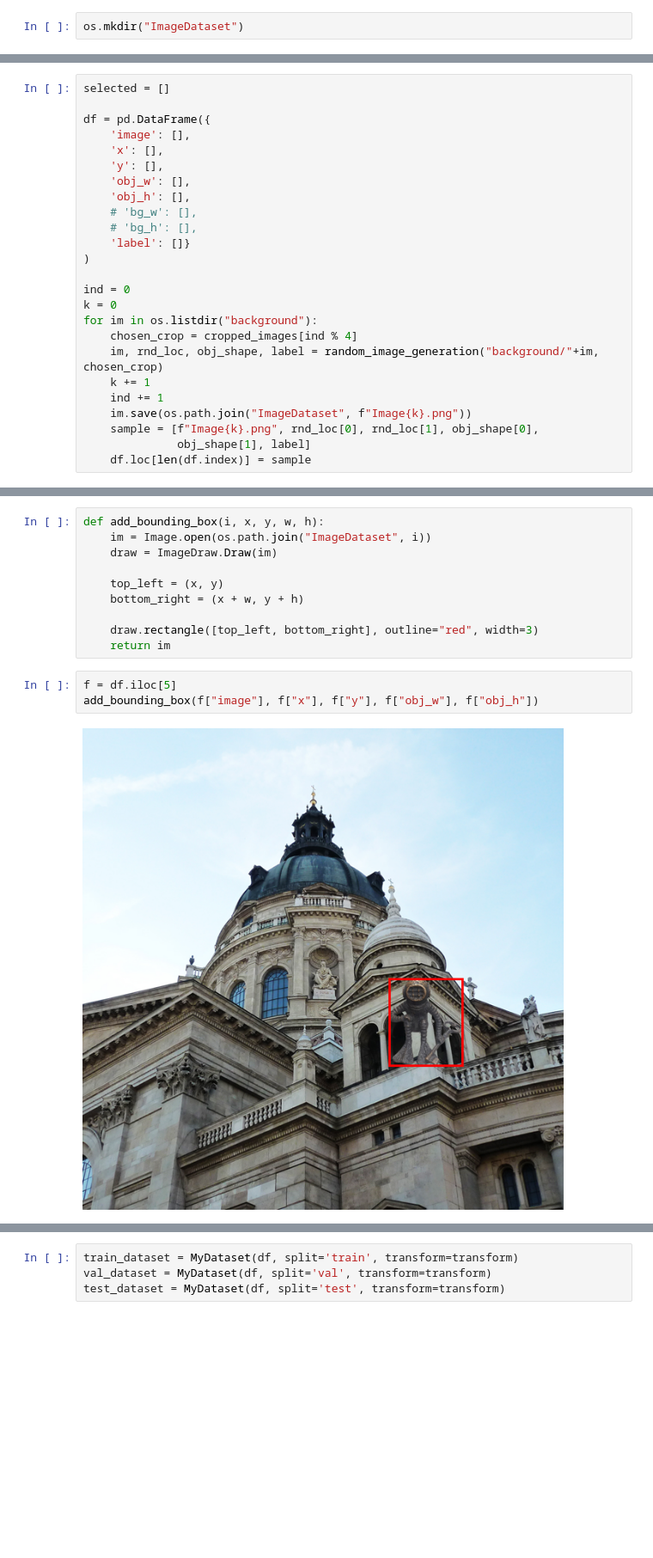
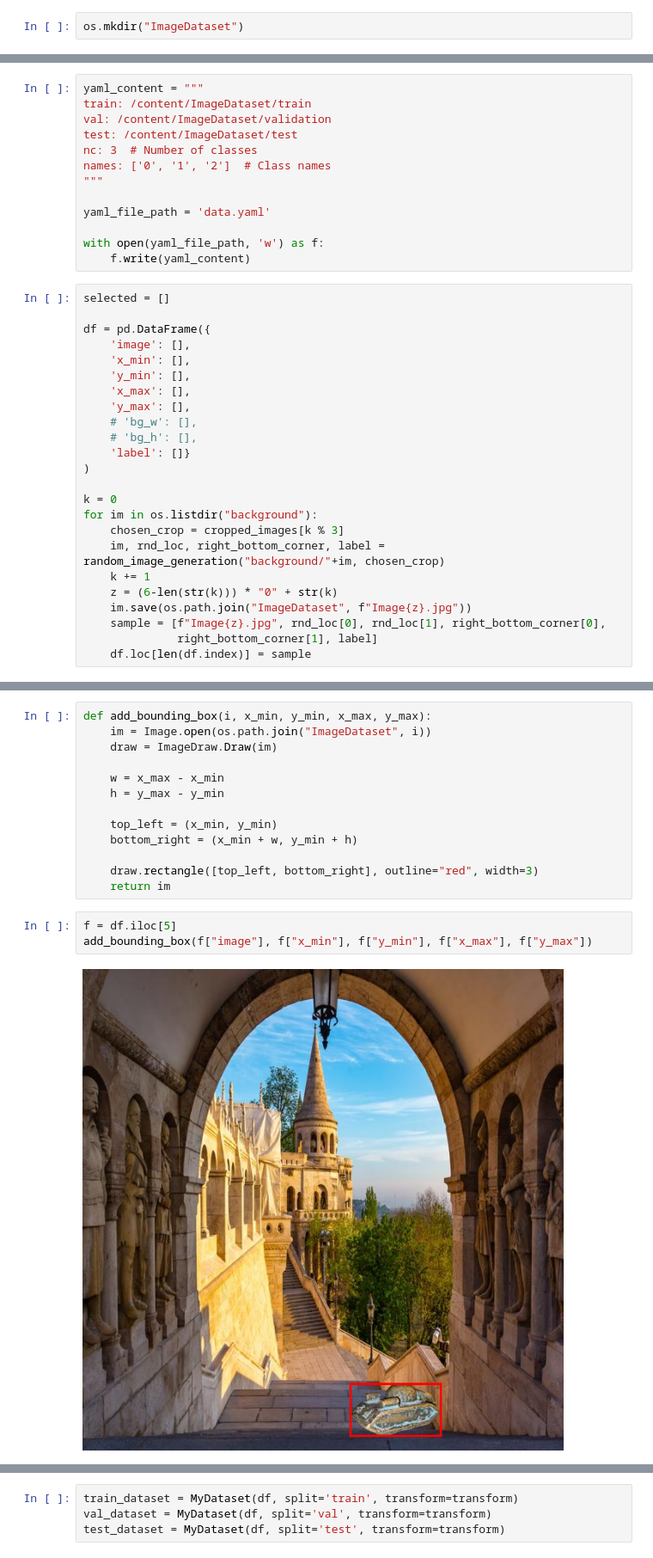
Before and after one commit to BahruzHuseynov/Portfolio, a Jupyter notebook: 1_DND_Assignment_1_23_24_2.ipynb, the cells around one changed output, grey strips where cells are left out. Shown at 86% size. Cells and saved outputs as stored; diff of their text form; blank space fills up the shorter version.

```diff
--- a/1_DND_Assignment_1_23_24_2.ipynb
+++ b/1_DND_Assignment_1_23_24_2.ipynb
@@ -243,26 +286,38 @@ os.mkdir("ImageDataset")
+# %%
+yaml_content = """
+train: /content/ImageDataset/train
+val: /content/ImageDataset/validation
+test: /content/ImageDataset/test
+nc: 3  # Number of classes
+names: ['0', '1', '2']  # Class names
+"""
+
+yaml_file_path = 'data.yaml'
+
+with open(yaml_file_path, 'w') as f:
+    f.write(yaml_content)
 # %%
 selected = []
 
 df = pd.DataFrame({
     'image': [],
-    'x': [],
-    'y': [],
-    'obj_w': [],
-    'obj_h': [],
+    'x_min': [],
+    'y_min': [],
+    'x_max': [],
+    'y_max': [],
     # 'bg_w': [],
     # 'bg_h': [],
     'label': []}
 )
 
-ind = 0
 k = 0
 for im in os.listdir("background"):
-    chosen_crop = cropped_images[ind % 4]
-    im, rnd_loc, obj_shape, label = random_image_generation("background/"+im, chosen_crop)
+    chosen_crop = cropped_images[k % 3]
+    im, rnd_loc, right_bottom_corner, label = random_image_generation("background/"+im, chosen_crop)
     k += 1
-    ind += 1
-    im.save(os.path.join("ImageDataset", f"Image{k}.png"))
-    sample = [f"Image{k}.png", rnd_loc[0], rnd_loc[1], obj_shape[0],
-              obj_shape[1], label]
+    z = (6-len(str(k))) * "0" + str(k)
+    im.save(os.path.join("ImageDataset", f"Image{z}.jpg"))
+    sample = [f"Image{z}.jpg", rnd_loc[0], rnd_loc[1], right_bottom_corner[0],
+              right_bottom_corner[1], label]
     df.loc[len(df.index)] = sample
 # %%
@@ -277,18 +333,21 @@ df.head()
 # %%
-def add_bounding_box(i, x, y, w, h):
+def add_bounding_box(i, x_min, y_min, x_max, y_max):
     im = Image.open(os.path.join("ImageDataset", i))
     draw = ImageDraw.Draw(im)
 
-    top_left = (x, y)
-    bottom_right = (x + w, y + h)
+    w = x_max - x_min
+    h = y_max - y_min
+
+    top_left = (x_min, y_min)
+    bottom_right = (x_min + w, y_min + h)
 
     draw.rectangle([top_left, bottom_right], outline="red", width=3)
     return im
 # %%
 f = df.iloc[5]
-add_bounding_box(f["image"], f["x"], f["y"], f["obj_w"], f["obj_h"])
+add_bounding_box(f["image"], f["x_min"], f["y_min"], f["x_max"], f["y_max"])
 # %% [output]
-[figure, old version]
+[figure, new version]
 # %%
 class MyDataset(Dataset):
     def __init__(self, dataframe, split='train', transform=None):
```
Also changed, not shown: parts of 31 cells of this notebook.
